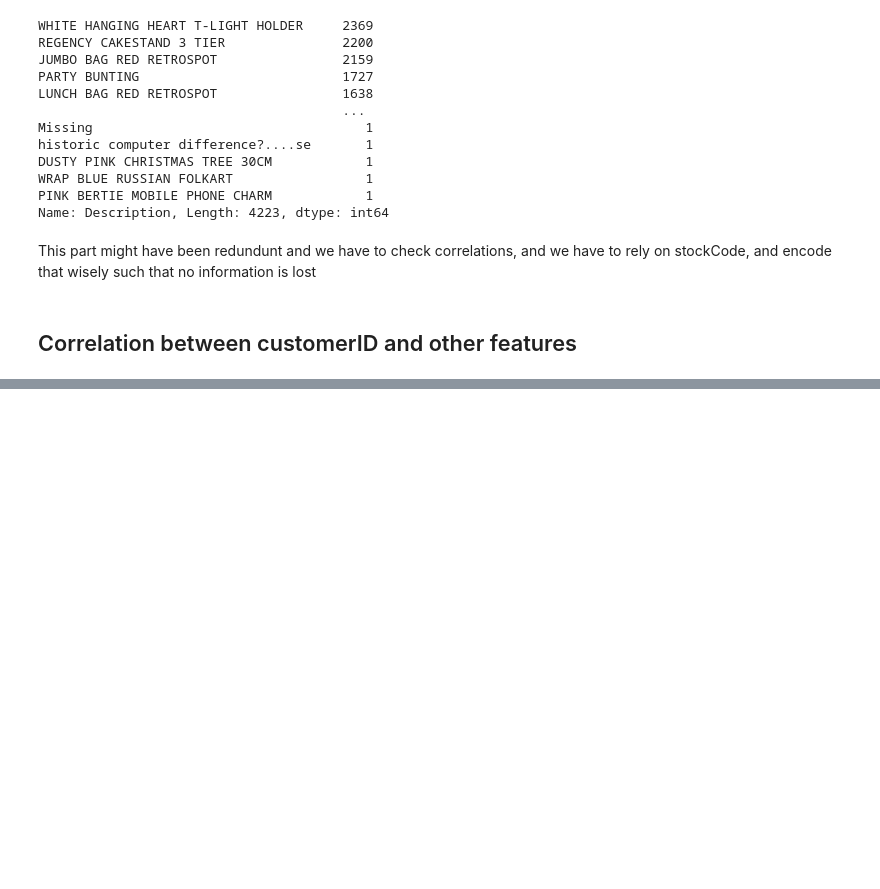
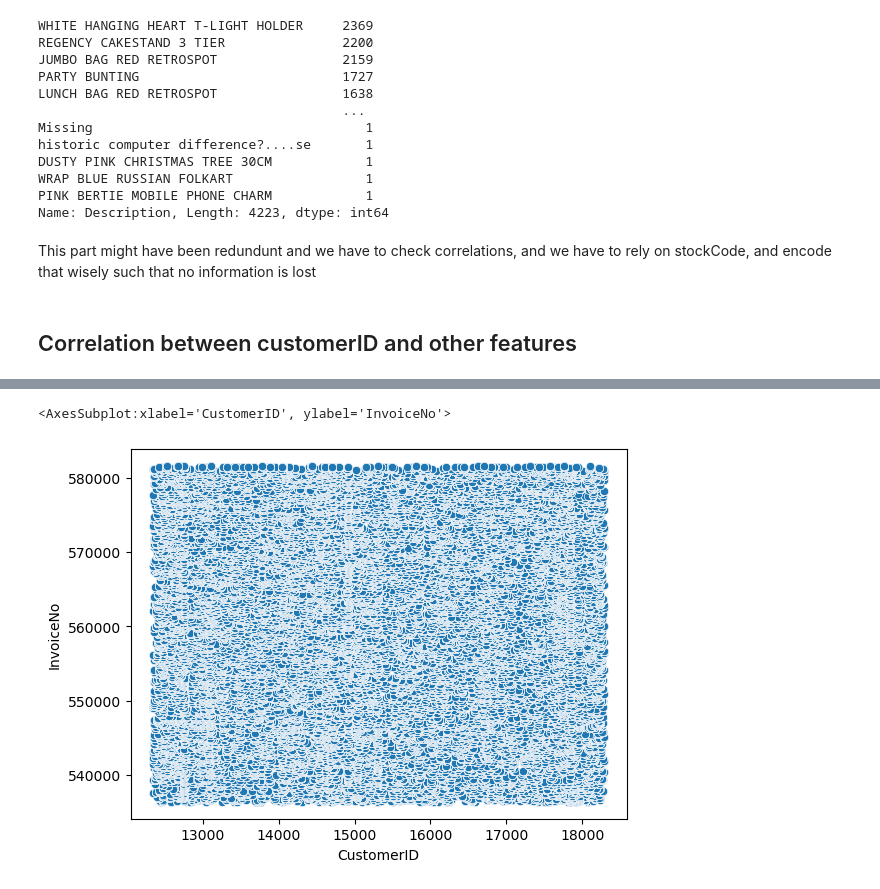
Before and after one commit to soumenhalder/ML, a Jupyter notebook: clustering/retail.ipynb, the cells around one changed output, grey strips where cells are left out. Cells and saved outputs as stored; diff of their text form; code cells hidden in the pictures; blank space fills up the shorter version.

```diff
--- a/clustering/retail.ipynb
+++ b/clustering/retail.ipynb
@@ -191,0 +205,5 @@ This part might have been redundunt and we have to check correlations, and we ha
+# %%
+sns.scatterplot(data=df, x='CustomerID', y='InvoiceNo')
+# %% [output]
+<AxesSubplot:xlabel='CustomerID', ylabel='InvoiceNo'>
+[figure, added]
```
Also changed, not shown: parts of 20 cells of this notebook.
